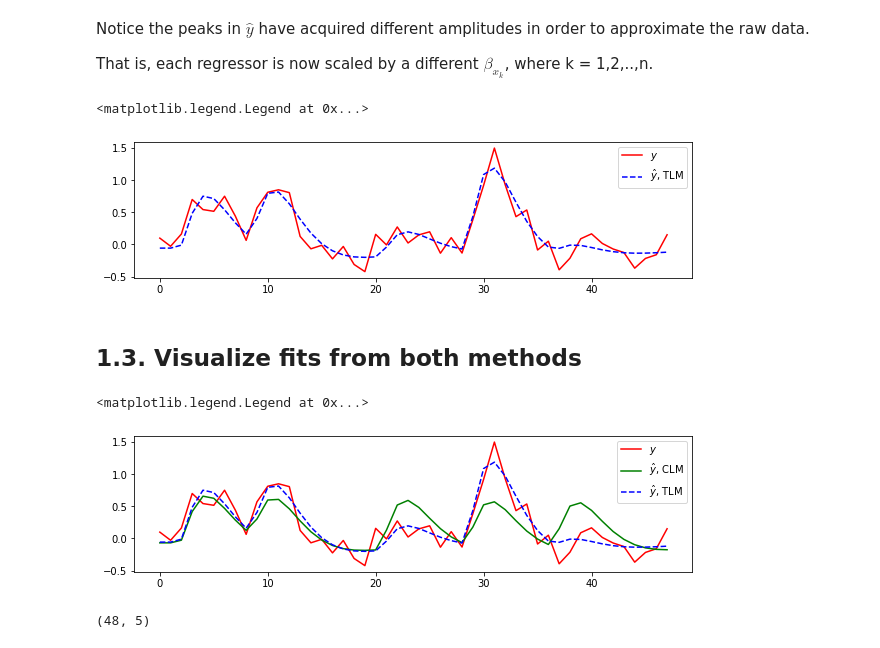
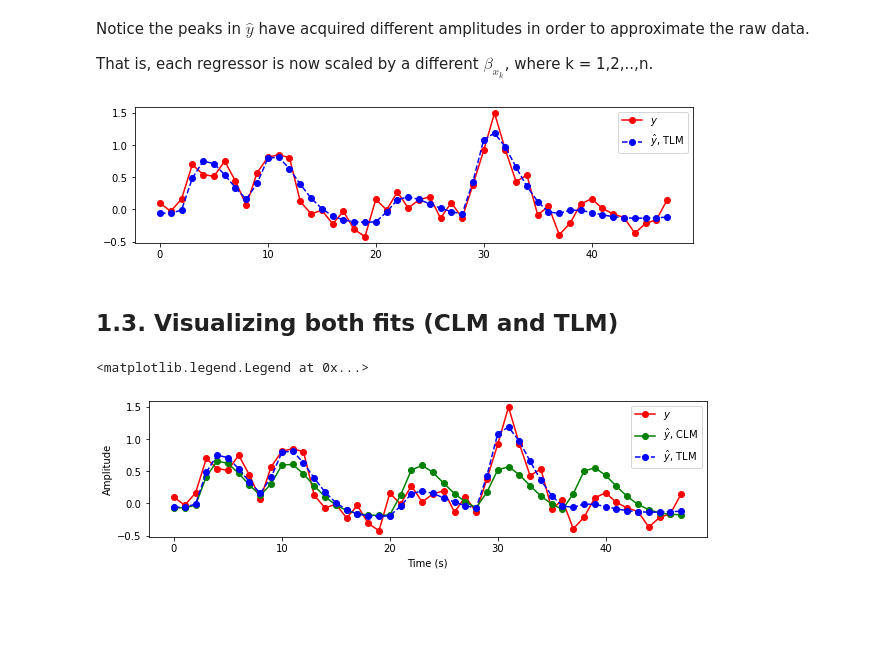
Before and after one commit to chirag90in/eCON_old, a Jupyter notebook: GLM.ipynb, the cells around one changed output. Cells and saved outputs as stored; diff of their text form; code cells hidden in the pictures; blank space fills up the shorter version.

```diff
--- a/GLM.ipynb
+++ b/GLM.ipynb
@@ -162,22 +161,24 @@ Notice the peaks in $\hat{y}$ have acquired different amplitudes in order to app
 That is, each regressor is now scaled by a different $\beta_{x_{k}}$, where k = 1,2,..,n.
 # %%
 plt.figure(figsize=(10,2.5))
-plt.plot(raw,color='red',label='$y$')
-plt.plot(y_hat_tlm,color='blue',label=r'$\hat{y}$, TLM',linestyle='--')
+plt.plot(raw,color='red',label='$y$',marker='o')
+plt.plot(y_hat_tlm,color='blue',label=r'$\hat{y}$, TLM',linestyle='--',marker='o')
 #plt.legend(loc='upper left',bbox_to_anchor=[1,0.75])
-plt.legend()
+
+_=plt.legend()
 # %% [output]
-<matplotlib.legend.Legend at 0x...>
-[figure, old version]
+[figure, new version]
 # %% [markdown]
-## 1.3. Visualize fits from both methods
+## 1.3. Visualizing both fits (CLM and TLM)
 # %%
 plt.figure(figsize=(10,2.5))
-plt.plot(raw,color='red',label='$y$')
-plt.plot(y_hat_clm,color='green',label=r'$\hat{y}$, CLM')
-plt.plot(y_hat_tlm,color='blue',label=r'$\hat{y}$, TLM',linestyle='--')
+plt.plot(raw,color='red',label='$y$',marker='o')
+plt.plot(y_hat_clm,color='green',label=r'$\hat{y}$, CLM',marker='o')
+plt.plot(y_hat_tlm,color='blue',label=r'$\hat{y}$, TLM',linestyle='--',marker='o')
 #plt.legend(loc='upper left',bbox_to_anchor=[1,0.75])
+plt.xlabel('Time (s)')
+plt.ylabel('Amplitude')
 plt.legend()
 # %% [output]
 <matplotlib.legend.Legend at 0x...>
-[figure, old version]
+[figure, new version]
@@ -186,4 +184,0 @@ pd.DataFrame(np.hstack([raw,clm_reg,y_hat_clm,tlm_reg,y_hat_tlm])
-# %%
-tlm_reg.shape
-# %% [output]
-(48, 5)
```
Also changed, not shown: parts of 23 cells of this notebook.
